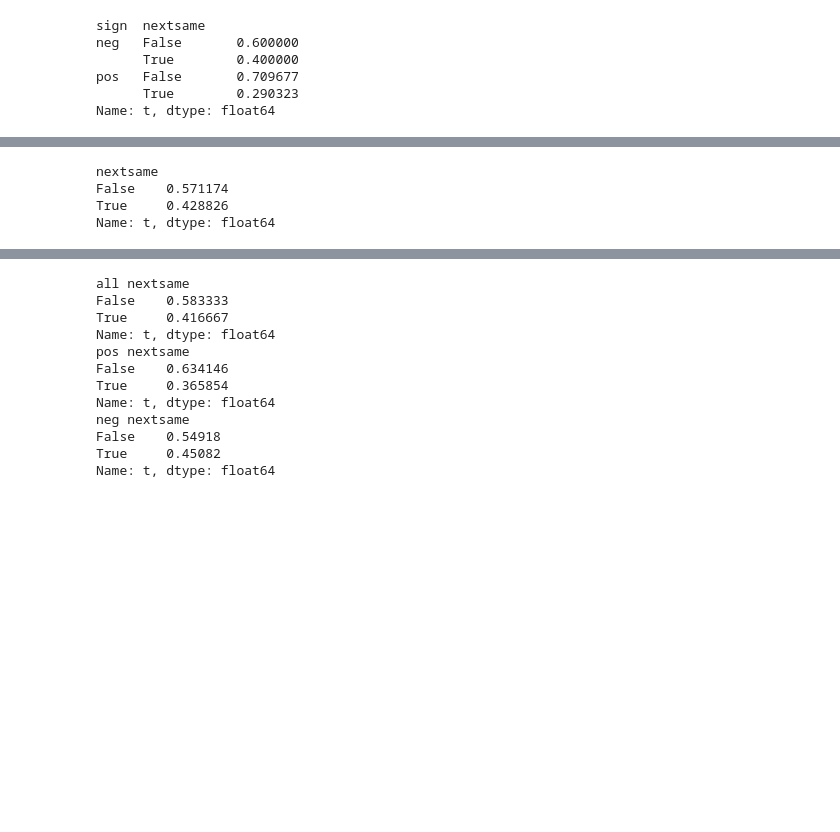
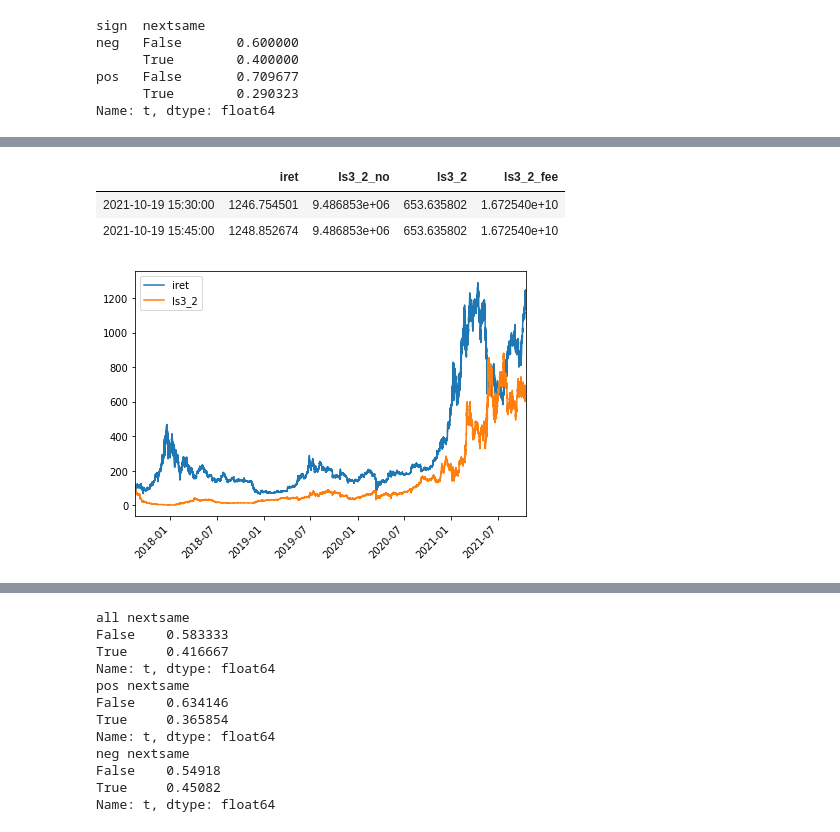
Before and after one commit to antogranell/gdax, a Jupyter notebook: project_index_2.ipynb, the cells around one changed output, grey strips where cells are left out. Drawn from its saved outputs; the diff is of its cells as text; code cells hidden in the pictures; blank space fills up the shorter version.

```diff
--- a/project_index_2.ipynb
+++ b/project_index_2.ipynb
@@ -320,7 +611,6 @@ df['ls3'].fillna(0, inplace=True)
-# %%
-df.loc[(df.constct==3) & (df.sign!='eq')].groupby('nextsame').count()['t'] / df.loc[(df.constct==3) & (df.sign!='eq')].count()['t']
-# %% [output]
-nextsame
-False    0.571174
-True     0.428826
-Name: t, dtype: float64
+# %%
+print(str(dfres.index[0]), '-', str(dfres.index[-1]))
+dfres.iloc[:,[0,2]].plot(figsize=(7, 5))
+plt.xticks(rotation=45)
+dfres.tail(2)
+# %% [output]
@@ -326,0 +618,4 @@ Name: t, dtype: float64
+|  | iret | ls3_2_no | ls3_2 | ls3_2_fee |
+| 2021-10-19 15:30:00 | 1246.754501 | 9.486853e+06 | 653.635802 | 1.672540e+10 |
+| 2021-10-19 15:45:00 | 1248.852674 | 9.486853e+06 | 653.635802 | 1.672540e+10 |
+[figure, added]
```
Also changed, not shown: parts of 42 cells of this notebook.
